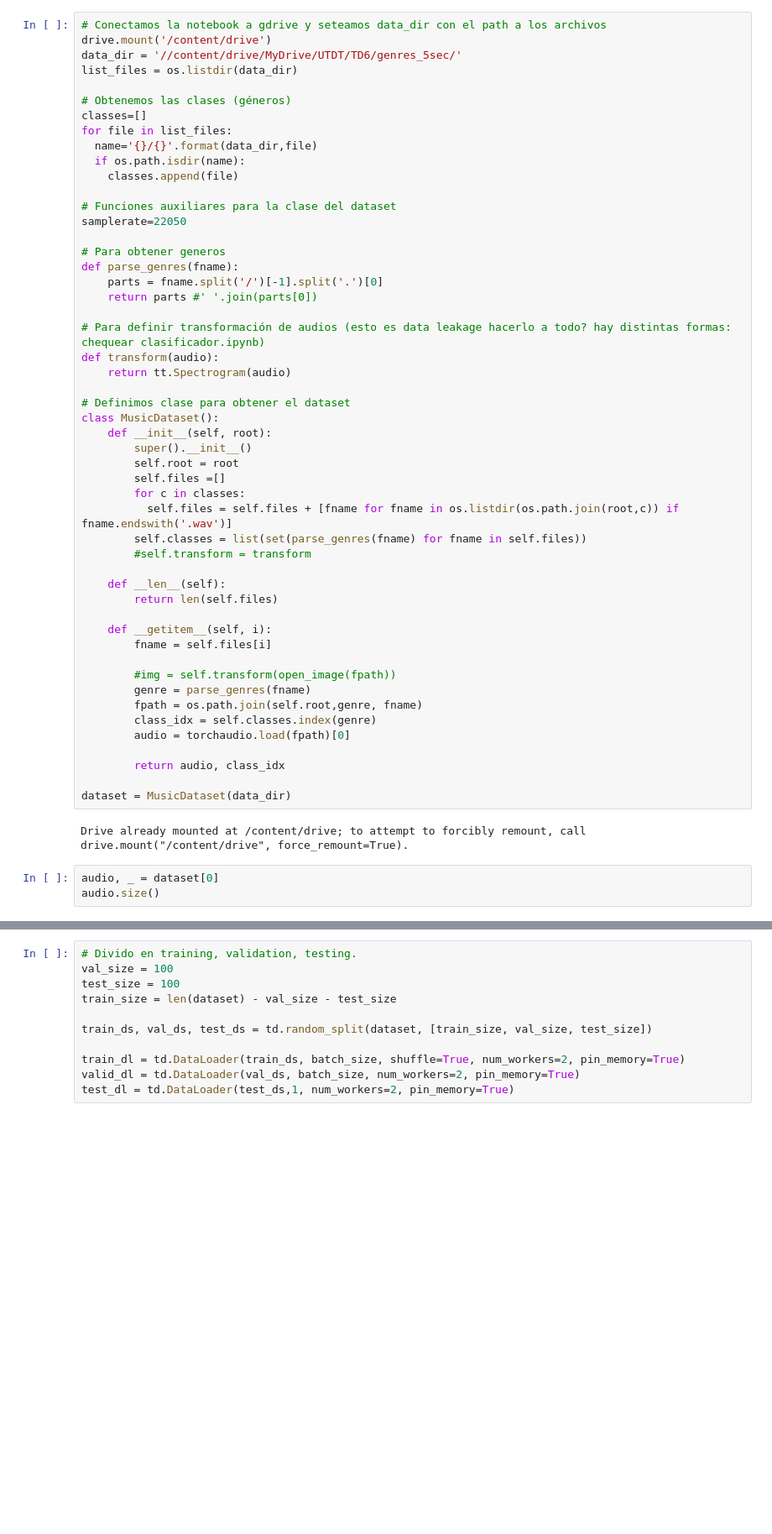
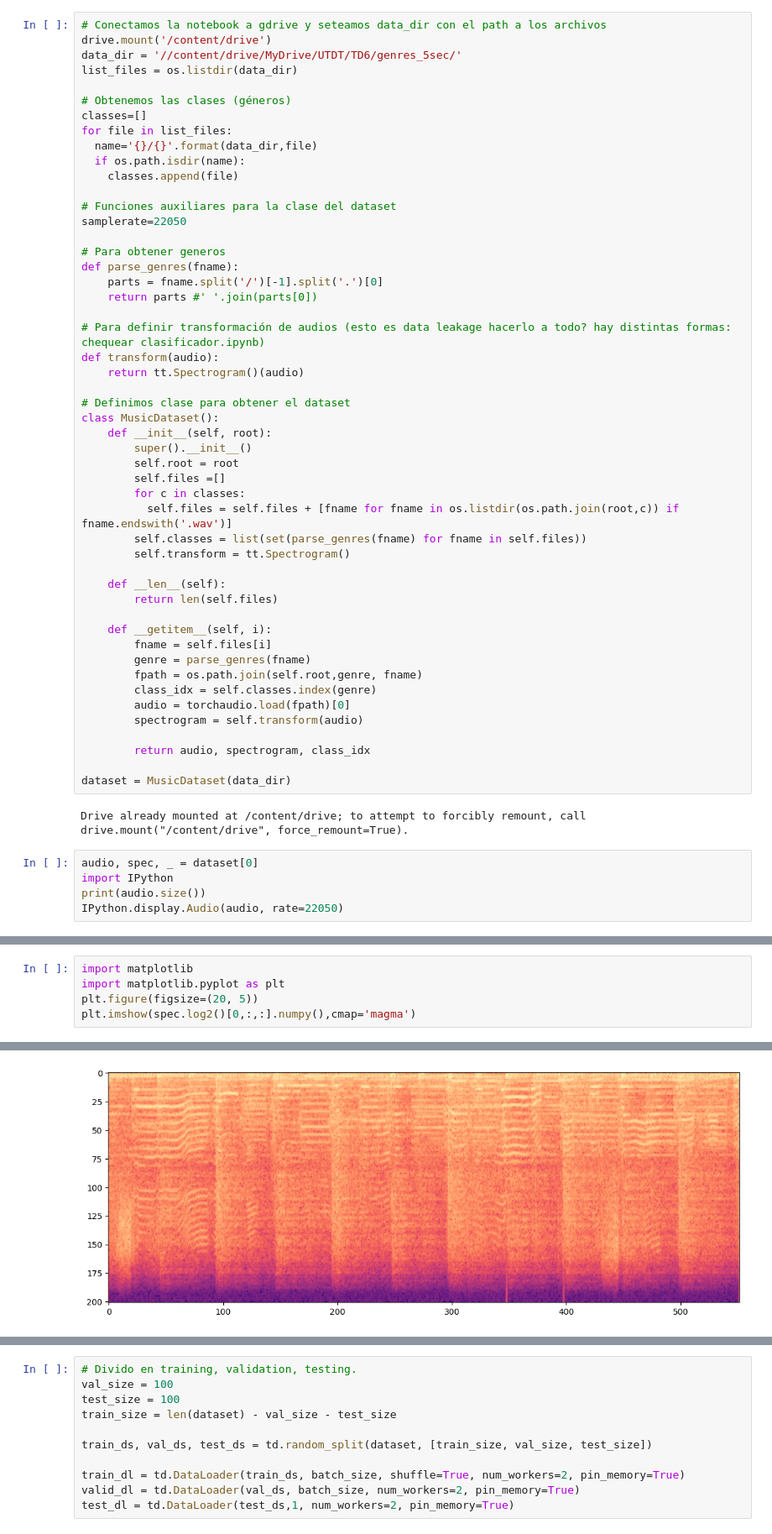
Before and after one commit to gaston-lm/TDVI_tp4_music_encoder, a Jupyter notebook: src/music_encoder.ipynb, the cells around one changed output, grey strips where cells are left out. Shown at 84% size. Saved outputs shown, nothing was run; the diff lists cells and outputs as text; blank space fills up the shorter version.

Commit message:
usando spec

```diff
--- a/src/music_encoder.ipynb
+++ b/src/music_encoder.ipynb
@@ -58,7 +58,7 @@ def parse_genres(fname):
 
 # Para definir transformación de audios (esto es data leakage hacerlo a todo? hay distintas formas: chequear clasificador.ipynb)
 def transform(audio):
-    return tt.Spectrogram(audio)
+    return tt.Spectrogram()(audio)
 
 # Definimos clase para obtener el dataset
 class MusicDataset():
@@ -69,27 +69,28 @@ class MusicDataset():
         for c in classes:
           self.files = self.files + [fname for fname in os.listdir(os.path.join(root,c)) if fname.endswith('.wav')]
         self.classes = list(set(parse_genres(fname) for fname in self.files))
-        #self.transform = transform
+        self.transform = tt.Spectrogram()
 
     def __len__(self):
         return len(self.files)
 
     def __getitem__(self, i):
         fname = self.files[i]
-
-        #img = self.transform(open_image(fpath))
         genre = parse_genres(fname)
         fpath = os.path.join(self.root,genre, fname)
         class_idx = self.classes.index(genre)
         audio = torchaudio.load(fpath)[0]
+        spectrogram = self.transform(audio)
 
-        return audio, class_idx
+        return audio, spectrogram, class_idx
 
 dataset = MusicDataset(data_dir)
 # %% [output]
 Drive already mounted at /content/drive; to attempt to forcibly remount, call drive.mount("/content/drive", force_remount=True).
 # %%
-audio, _ = dataset[0]
-audio.size()
+audio, spec, _ = dataset[0]
+import IPython
+print(audio.size())
+IPython.display.Audio(audio, rate=22050)
 # %% [output]
 torch.Size([1, 110250])
@@ -95,0 +98,6 @@ torch.Size([1, 110250])
+# %%
+import matplotlib
+import matplotlib.pyplot as plt
+plt.figure(figsize=(20, 5))
+plt.imshow(spec.log2()[0,:,:].numpy(),cmap='magma')
+# %% [output]
@@ -95,0 +105 @@ torch.Size([1, 110250])
+[figure, added]
```
Also changed, not shown: parts of 7 cells of this notebook.
